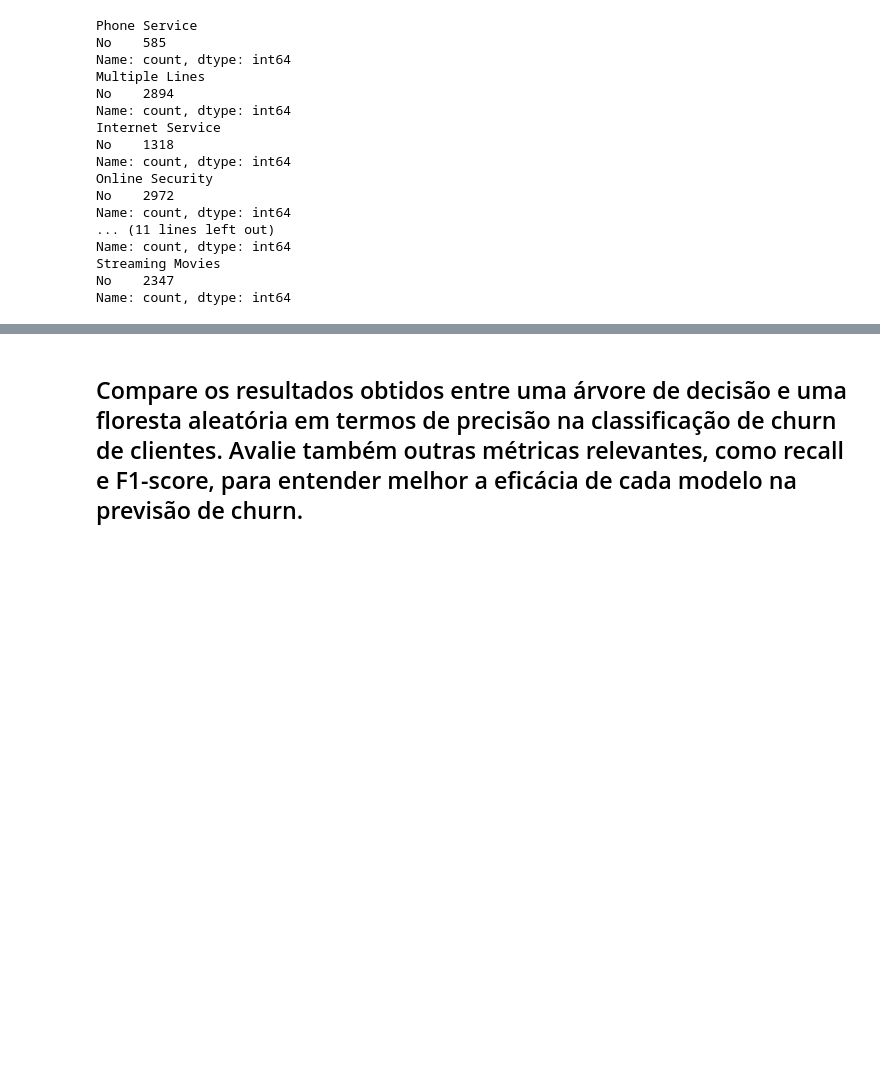
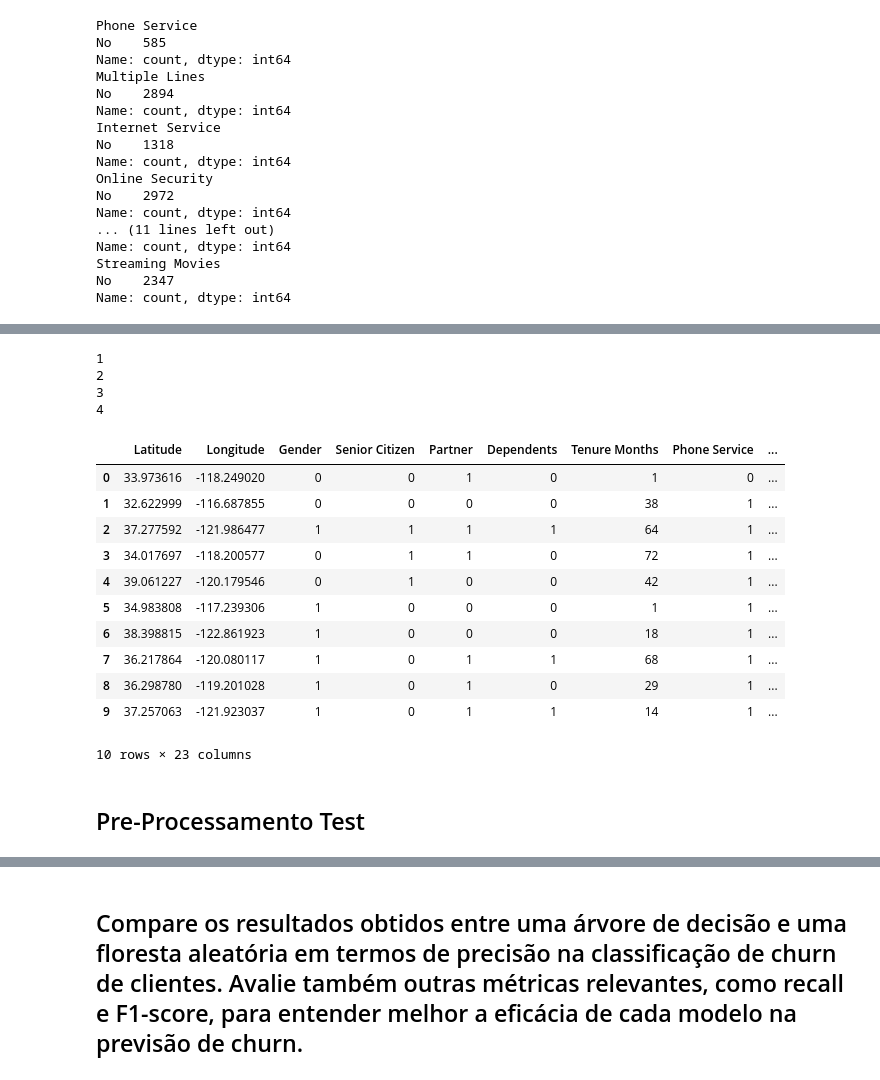
Before and after one commit to flbparra/cis-desafios-trainner, a Jupyter notebook: Classificacao/Untitled.ipynb, the cells around one changed output, grey strips where cells are left out. Cells and saved outputs as stored; diff of their text form; code cells hidden in the pictures; blank space fills up the shorter version.

```diff
--- a/Classificacao/Untitled.ipynb
+++ b/Classificacao/Untitled.ipynb
@@ -161,2 +172,19 @@ Name: count, dtype: int64
 # %%
-## Tratamento exploratorio
+## Dropando colunas que decidir nao usar
+train_churn.drop('CustomerID', axis=1, inplace=True)
+train_churn.drop('Count', axis=1, inplace=True)
+train_churn.drop('Country', axis=1, inplace=True)
+train_churn.drop('State', axis=1, inplace=True)
+train_churn.drop('Zip Code', axis=1, inplace=True)
+train_churn.drop('City', axis=1, inplace=True)
+train_churn.drop('Lat Long', axis=1, inplace=True)
+train_churn.drop('Tenure Group', axis=1, inplace=True)
+
+for i in train_churn['Total Charges']:
+    if i == ' ':
+        print(i, 'nao pode esta aqui')
+
+train_churn['Total Charges'] = train_churn['Total Charges'].replace(' ', np.nan)
+moda_charges = train_churn['Total Charges'].mode()[0]
+train_churn['Total Charges'] = train_churn['Total Charges'].fillna(moda_charges)
+train_churn['Total Charges'] = train_churn['Total Charges'].astype(float)
@@ -162,0 +225,61 @@ Name: count, dtype: int64
+# %%
+from sklearn.preprocessing import LabelEncoder
+
+
+def encoding_df(df):
+
+    for coluna in df.columns:
+        if df[coluna].dtype == 'object':
+
+            #dados binarios
+            if len(df[coluna].value_counts()) == 2 and df[coluna].dtype == 'object':
+                df[coluna] = df[coluna].replace({'Yes': 1, 'No': 0}).astype(int)
+
+            #mais de 2 variaveis cartegoricas
+            elif len(df[coluna].value_counts()) == 3 and df[coluna].dtype == 'object':
+                if 'No internet service' in df[coluna].unique():
+                    df[coluna] = df[coluna].replace({'Yes': 1, 'No': 0, 'No internet service': 3}).astype(int)
+                elif 'No phone service' in df[coluna].unique():
+                    df[coluna] = df[coluna].replace({'Yes': 1, 'No': 0, 'No phone service': 3}).astype(int)
+                elif 'DSL' in df[coluna].unique():
+                    df[coluna] = df[coluna].replace({'DSL': 1, 'No': 0, 'Fiber optic': 3}).astype(int)
+
+    return df
+
+def label_values(ds: pd.Series, dicio: dict) -> dict:
+    index=1
+    for key in ds.index:
+        print(index)
+        dicio[key] = index
+        index+=1
+    return dicio
+
+filter_payment = train_churn['Payment Method'].value_counts()
+map_payment = {}
+map_payment = label_values(filter_payment, map_payment)
+
+train_churn['Payment Method'] = train_churn['Payment Method'].map(map_payment)
+train_churn['Gender'] = train_churn['Gender'].replace({'Male': 1, 'Female': 0}).astype(int)
+train_churn['Contract'] = train_churn['Contract'].replace({'Two year': 2, 'One year': 1, 'Month-to-month': 0}).astype(int)
+
+train_encoding = encoding_df(train_churn)
+train_encoding.head(10)
+# %% [output]
+1
+2
+3
+4
+|  | Latitude | Longitude | Gender | Senior Citizen | Partner | Dependents | Tenure Months | Phone Service | ... |
+| 0 | 33.973616 | -118.249020 | 0 | 0 | 1 | 0 | 1 | 0 | ... |
+| 1 | 32.622999 | -116.687855 | 0 | 0 | 0 | 0 | 38 | 1 | ... |
+| 2 | 37.277592 | -121.986477 | 1 | 1 | 1 | 1 | 64 | 1 | ... |
+| 3 | 34.017697 | -118.200577 | 0 | 1 | 1 | 0 | 72 | 1 | ... |
+| 4 | 39.061227 | -120.179546 | 0 | 1 | 0 | 0 | 42 | 1 | ... |
+| 5 | 34.983808 | -117.239306 | 1 | 0 | 0 | 0 | 1 | 1 | ... |
+| 6 | 38.398815 | -122.861923 | 1 | 0 | 0 | 0 | 18 | 1 | ... |
+| 7 | 36.217864 | -120.080117 | 1 | 0 | 1 | 1 | 68 | 1 | ... |
+| 8 | 36.298780 | -119.201028 | 1 | 0 | 1 | 0 | 29 | 1 | ... |
+| 9 | 37.257063 | -121.923037 | 1 | 0 | 1 | 1 | 14 | 1 | ... |
+10 rows × 23 columns
+# %% [markdown]
+## Pre-Processamento Test
```
Also changed, not shown: parts of 22 cells of this notebook, 2 other files.
